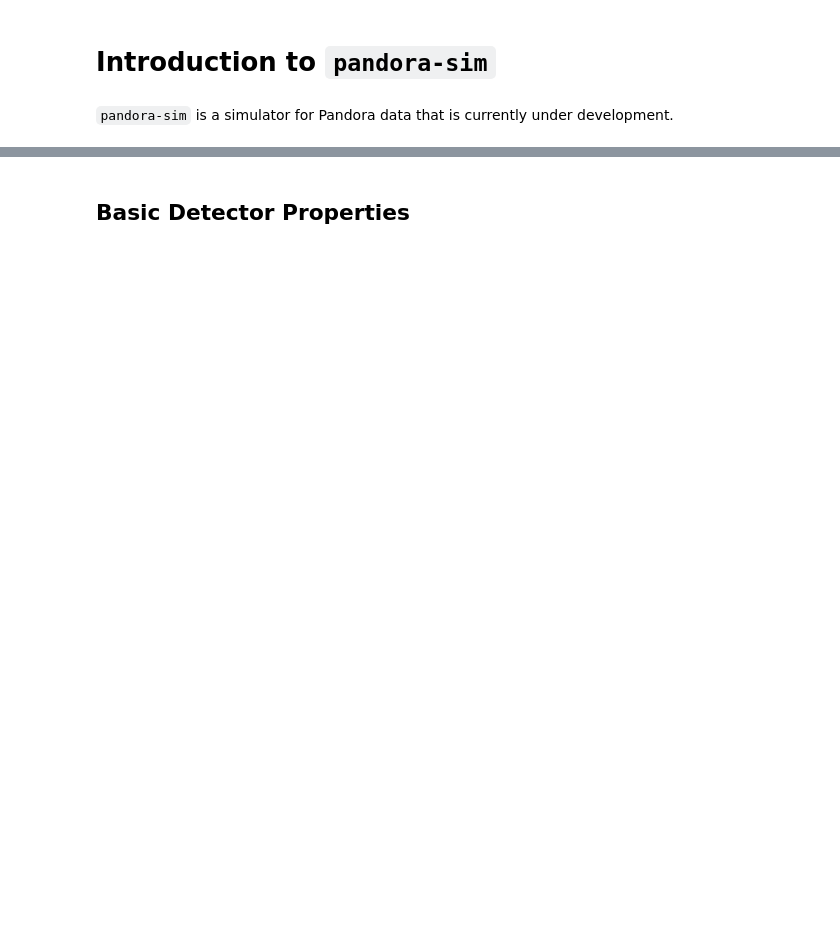
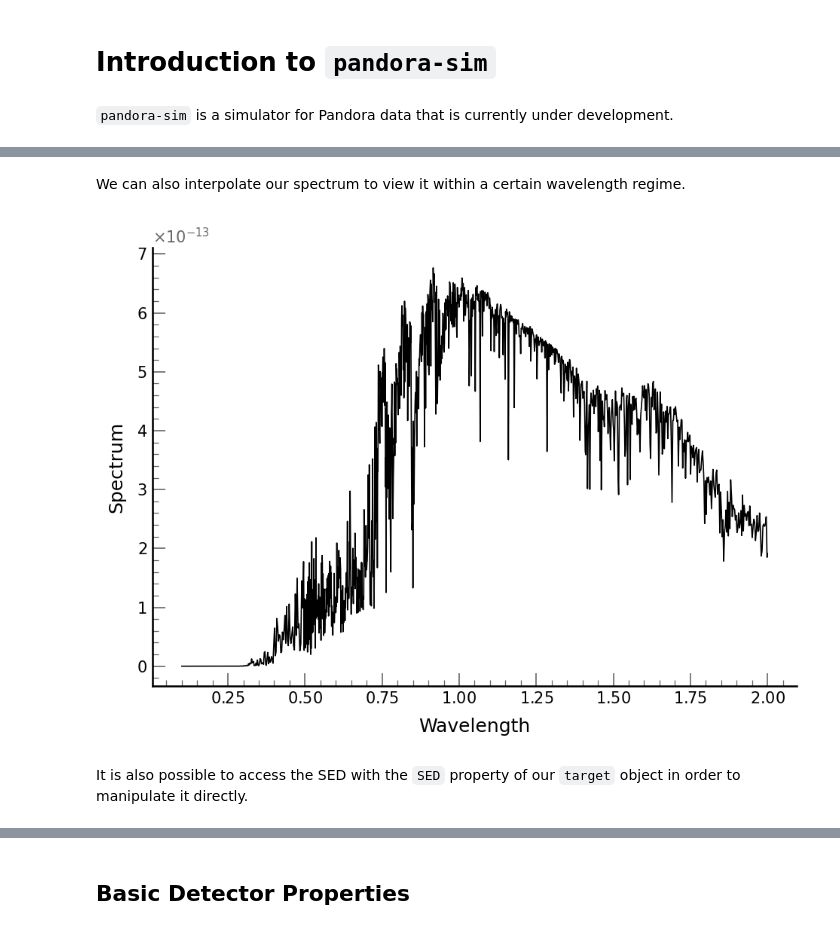
Before and after one commit to PandoraMission/pandora-sim, a Jupyter notebook: docs/intro-to-pandorasim.ipynb, the cells around one changed output, grey strips where cells are left out. Drawn from its saved outputs; the diff is of its cells as text; code cells hidden in the pictures; blank space fills up the shorter version.

```diff
--- a/docs/intro-to-pandorasim.ipynb
+++ b/docs/intro-to-pandorasim.ipynb
@@ -20,0 +61,12 @@ c = SkyCoord.from_name('GJ 436')
+# %% [markdown]
+We can also interpolate our spectrum to view it within a certain wavelength regime.
+# %%
+w = np.arange(0.1, 2, 0.0001) * u.micron
+with plt.style.context(ps.PANDORASTYLE):
+    fig, ax = plt.subplots()
+    ax.plot(w, target.spectrum(w))
+    ax.set(xlabel='Wavelength', ylabel='Spectrum')
+# %% [output]
+[figure, added]
+# %% [markdown]
+It is also possible to access the SED with the `SED` property of our `target` object in order to manipulate it directly.
```
Also changed, not shown: parts of 111 cells of this notebook.
